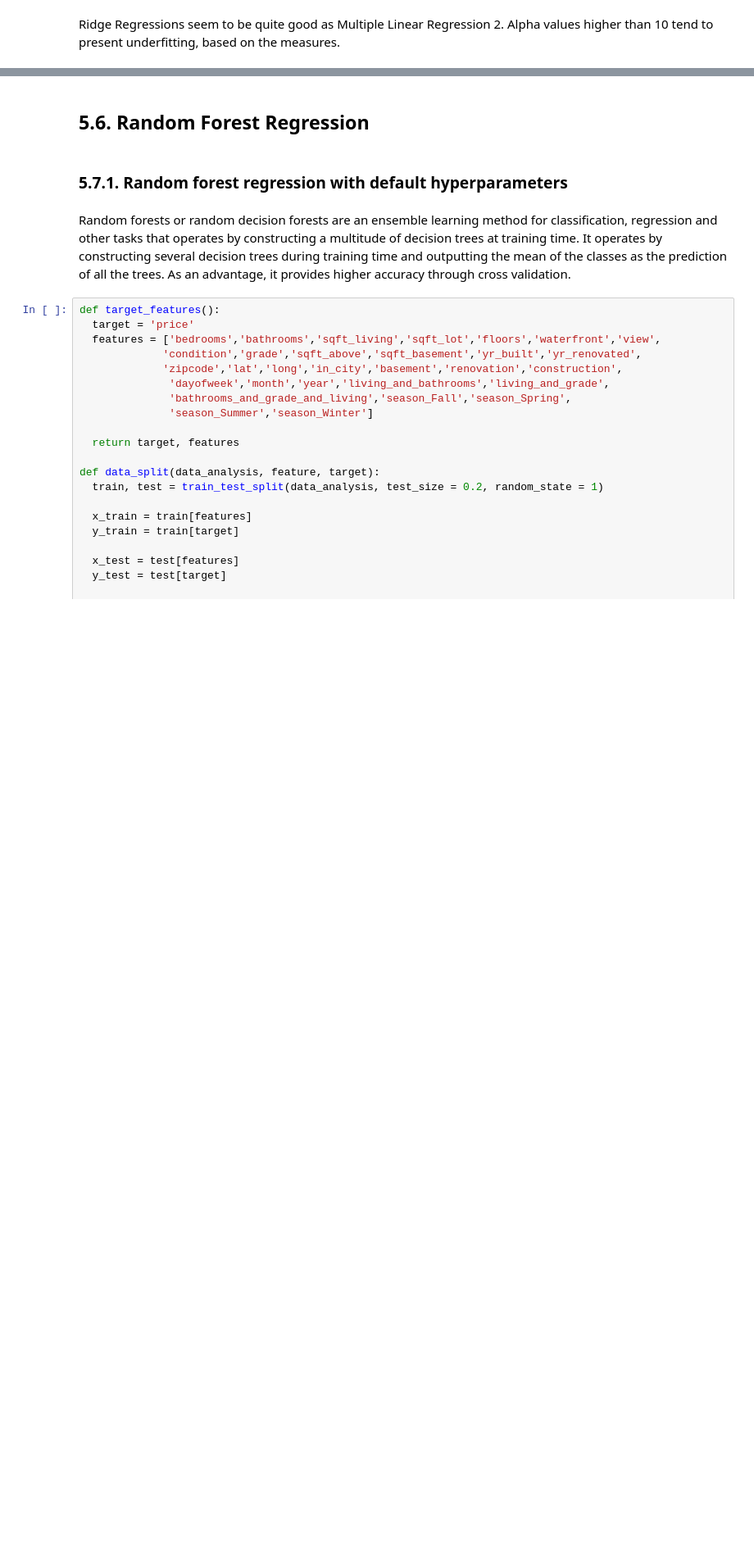
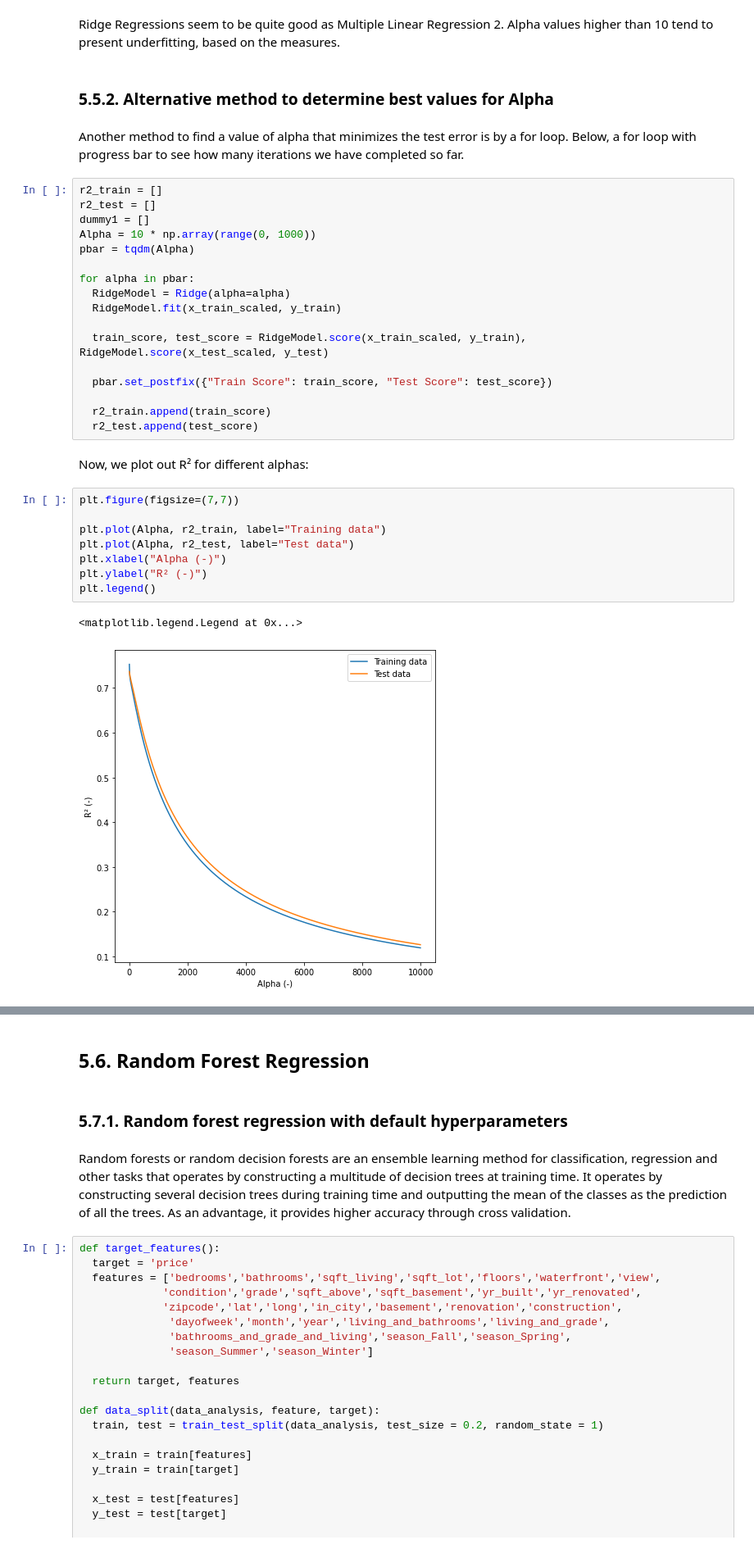
Before and after one commit to lucasquemelli/House_Rocket_Machine_Learning, a Jupyter notebook: House_Rocket_ML.ipynb, the cells around one changed output, grey strips where cells are left out. Shown at 82% size. Cells and saved outputs as stored; diff of their text form; blank space fills up the shorter version.

```diff
--- a/House_Rocket_ML.ipynb
+++ b/House_Rocket_ML.ipynb
@@ -1859,3 +1863,37 @@ evaluation
 | 10 | Ridge Regression 7 | Apha = 1000 | 0.47 | 0.49 | 252774.08 | 153490.62 | 32.64% | 0.71 |
 # %% [markdown]
 Ridge Regressions seem to be quite good as Multiple Linear Regression 2. Alpha values higher than 10 tend to present underfitting, based on the measures.
+# %% [markdown]
+### 5.5.2. Alternative method to determine best values for Alpha
+# %% [markdown]
+Another method to find a value of alpha that minimizes the test error is by a for loop. Below, a for loop with progress bar to see how many iterations we have completed so far.
+# %%
+r2_train = []
+r2_test = []
+dummy1 = []
+Alpha = 10 * np.array(range(0, 1000))
+pbar = tqdm(Alpha)
+
+for alpha in pbar:
+  RidgeModel = Ridge(alpha=alpha)
+  RidgeModel.fit(x_train_scaled, y_train)
+
+  train_score, test_score = RidgeModel.score(x_train_scaled, y_train), RidgeModel.score(x_test_scaled, y_test)
+
+  pbar.set_postfix({"Train Score": train_score, "Test Score": test_score})
+
+  r2_train.append(train_score)
+  r2_test.append(test_score)
+# %% [markdown]
+Now, we plot out R² for different alphas:
+# %%
+plt.figure(figsize=(7,7))
+
+plt.plot(Alpha, r2_train, label="Training data")
+plt.plot(Alpha, r2_test, label="Test data")
+plt.xlabel("Alpha (-)")
+plt.ylabel("R² (-)")
+plt.legend()
+# %% [output]
+<matplotlib.legend.Legend at 0x...>
+[figure, added]
```
Also changed, not shown: parts of 4 cells of this notebook.
